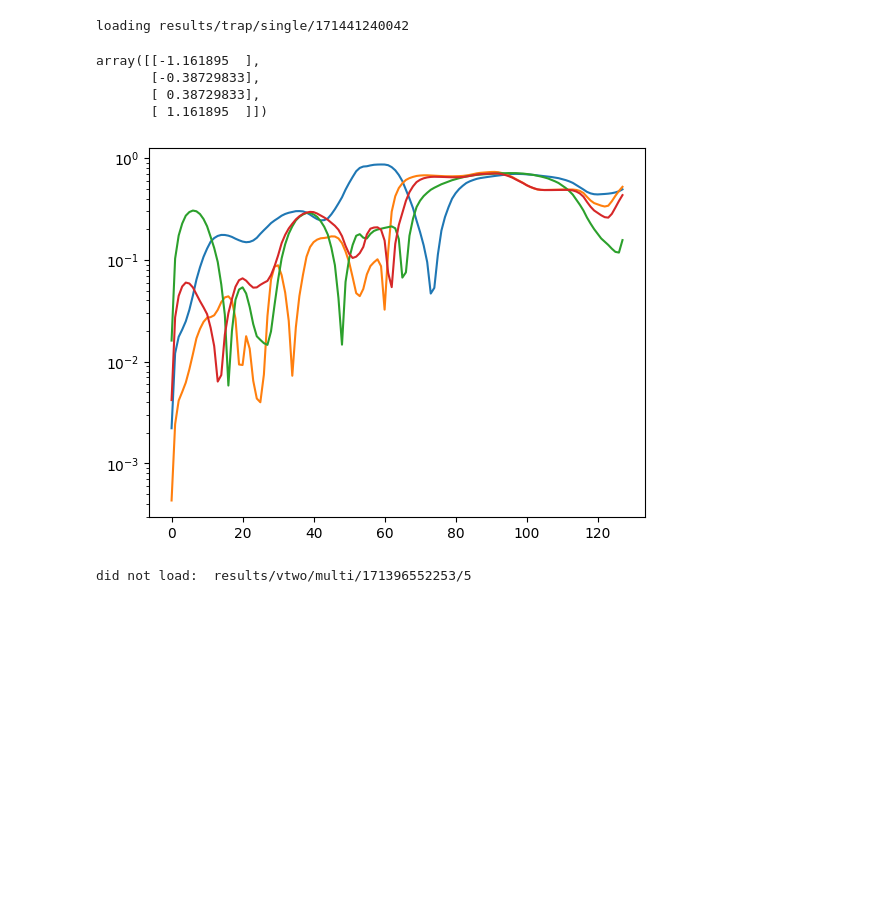
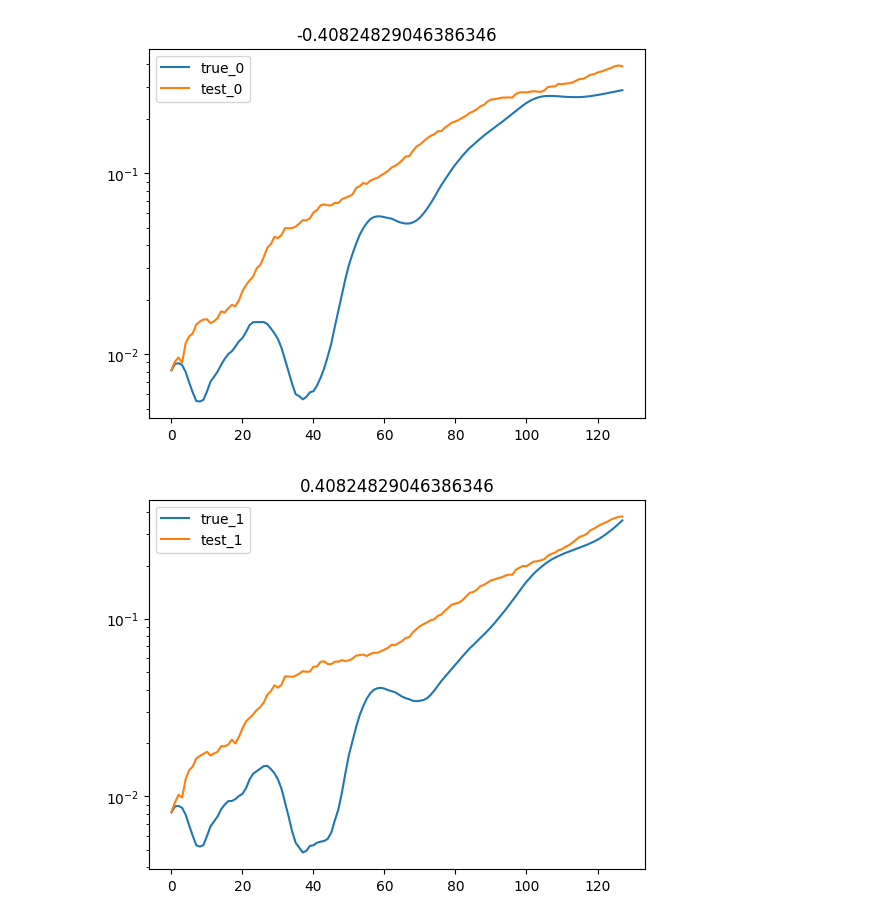
Before and after one commit to julesberman/hflow, a Jupyter notebook: notebooks/process.ipynb, the cells around one changed output. Saved outputs shown, nothing was run; the diff lists cells and outputs as text; code cells hidden in the pictures; blank space fills up the shorter version.

```diff
--- a/notebooks/process.ipynb
+++ b/notebooks/process.ipynb
@@ -14,24 +14,14 @@ from hflow.misc.plot import scatter_movie, imshow_movie, line_movie
 from hflow.run import build
 from hflow.io.load import load_single, load_multi
 import random
-# %%
-cfg, row = load_single('trap', 'recent')
-# %% [output]
-loading results/trap/single/171441240042
-# %%
-row['test_mus']
-# %% [output]
-array([[-1.161895  ],
-       [-0.38729833],
-       [ 0.38729833],
-       [ 1.161895  ]])
 # %%
+cfg, row = load_single('vtwo', '171458068722')
 for i,m in enumerate(row['test_mus']):
-    plt.semilogy(row[f'time_mean_err_{i}'])
-plt.show()
+    plt.semilogy(row[f'true_electric_{i}'], label=f'true_{i}')
+    plt.semilogy(row[f'test_electric_{i}'],  label=f'test_{i}')
+    plt.title(m[0])
+    plt.legend()
+    plt.show()
 # %% [output]
-[figure, old version]
+[figure, new version]
+[figure, added]
-# %%
-cfgs, df = load_multi('vtwo', '171396552253')
-# %% [output]
-did not load:  results/vtwo/multi/171396552253/5
```
Also changed, not shown: parts of 6 cells of this notebook, 4 other files.
